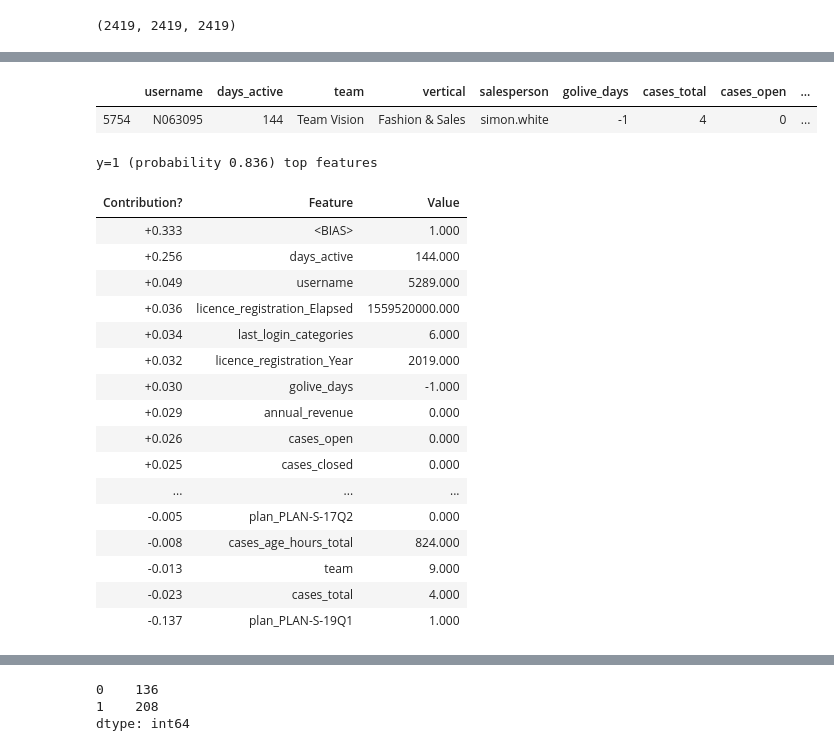
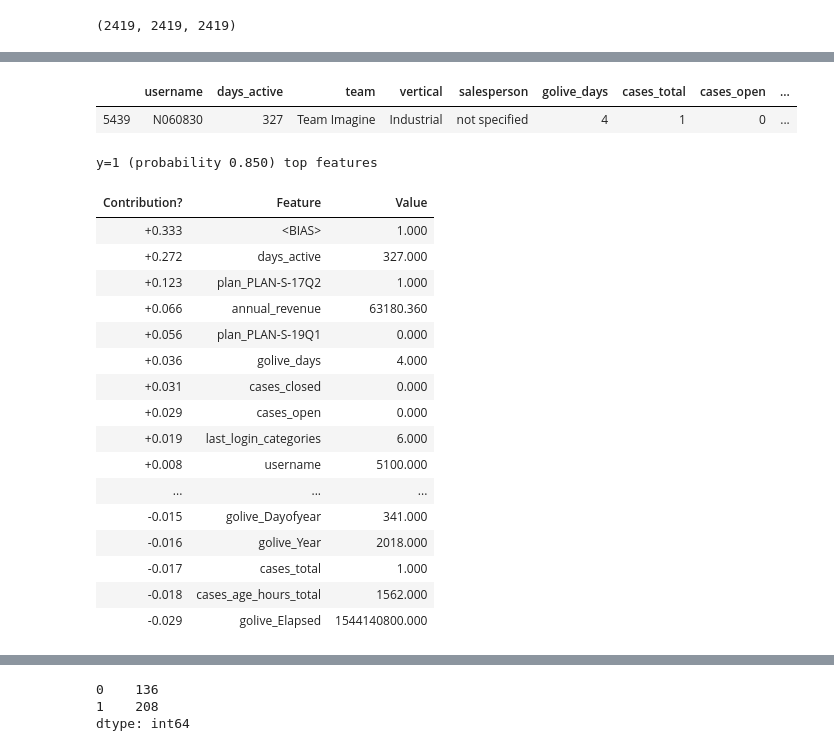
Before and after one commit to justinhennessy/100-days-of-code, a Jupyter notebook: project/churn_inference.ipynb, the cells around one changed output, grey strips where cells are left out. Drawn from its saved outputs; the diff is of its cells as text; code cells hidden in the pictures.

```diff
--- a/project/churn_inference.ipynb
+++ b/project/churn_inference.ipynb
@@ -166,32 +178,32 @@ for i in range(record_count):
 # %%
-n_number = 'N063095'
+n_number = 'N060830'
 utils.display_all(df_filtered[df_filtered.username == n_number])
 # %% [output]
 |  | username | days_active | team | vertical | salesperson | golive_days | cases_total | cases_open | ... |
-| 5754 | N063095 | 144 | Team Vision | Fashion & Sales | simon.white | -1 | 4 | 0 | ... |
+| 5439 | N060830 | 327 | Team Imagine | Industrial | not specified | 4 | 1 | 0 | ... |
 # %%
 from eli5 import show_prediction
 loc_address = df_filtered[df_filtered.username == n_number].index[0]
 show_prediction(churn_model, df_data.loc[loc_address], show_feature_values=True)
 # %% [output]
-y=1 (probability 0.836) top features
+y=1 (probability 0.850) top features
 | Contribution? | Feature | Value |
 | +0.333 | <BIAS> | 1.000 |
-| +0.256 | days_active | 144.000 |
-| +0.049 | username | 5289.000 |
-| +0.036 | licence_registration_Elapsed | 1559520000.000 |
-| +0.034 | last_login_categories | 6.000 |
-| +0.032 | licence_registration_Year | 2019.000 |
-| +0.030 | golive_days | -1.000 |
-| +0.029 | annual_revenue | 0.000 |
-| +0.026 | cases_open | 0.000 |
-| +0.025 | cases_closed | 0.000 |
+| +0.272 | days_active | 327.000 |
+| +0.123 | plan_PLAN-S-17Q2 | 1.000 |
+| +0.066 | annual_revenue | 63180.360 |
+| +0.056 | plan_PLAN-S-19Q1 | 0.000 |
+| +0.036 | golive_days | 4.000 |
+| +0.031 | cases_closed | 0.000 |
+| +0.029 | cases_open | 0.000 |
+| +0.019 | last_login_categories | 6.000 |
+| +0.008 | username | 5100.000 |
 | ... | ... | ... |
-| -0.005 | plan_PLAN-S-17Q2 | 0.000 |
-| -0.008 | cases_age_hours_total | 824.000 |
-| -0.013 | team | 9.000 |
-| -0.023 | cases_total | 4.000 |
-| -0.137 | plan_PLAN-S-19Q1 | 1.000 |
+| -0.015 | golive_Dayofyear | 341.000 |
+| -0.016 | golive_Year | 2018.000 |
+| -0.017 | cases_total | 1.000 |
+| -0.018 | cases_age_hours_total | 1562.000 |
+| -0.029 | golive_Elapsed | 1544140800.000 |
 # %%
 import matplotlib.pyplot as plt
 
```
Also changed, not shown: parts of 6 cells of this notebook, 1 other file.
